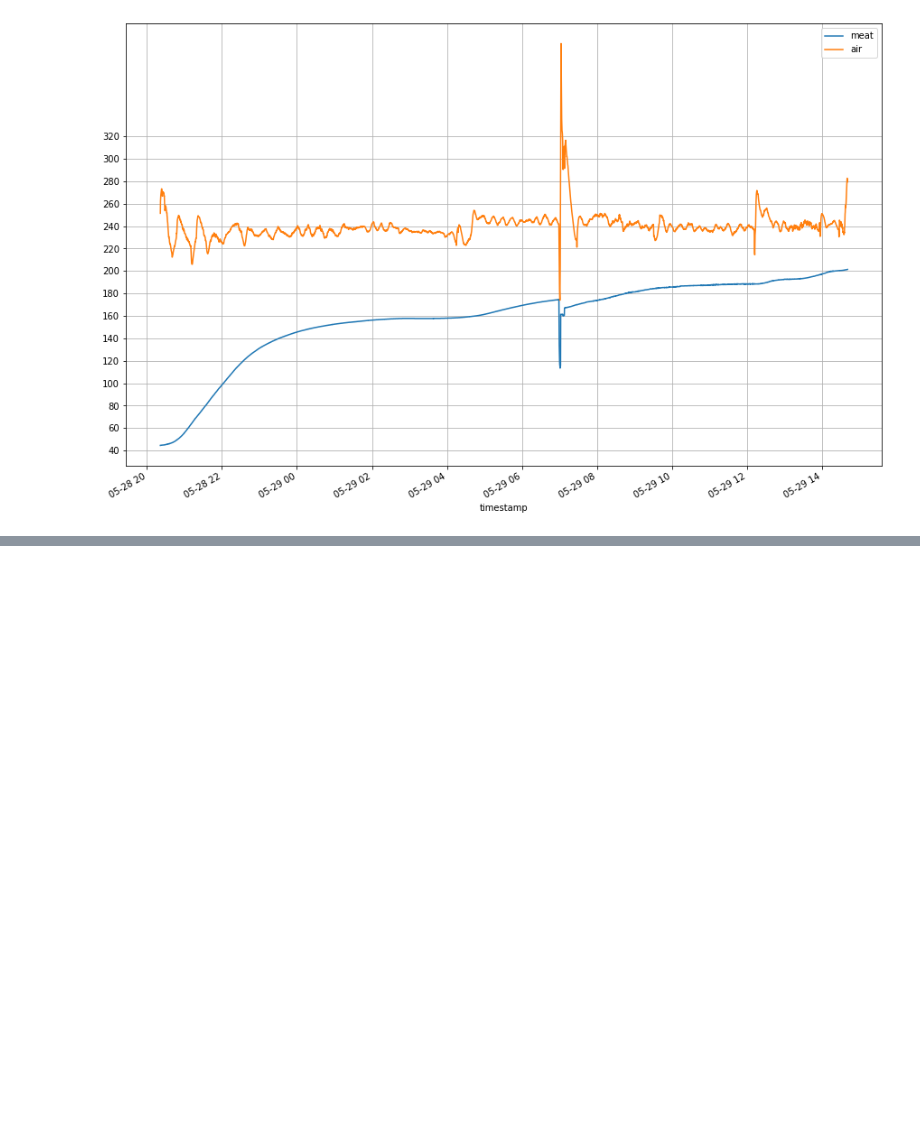
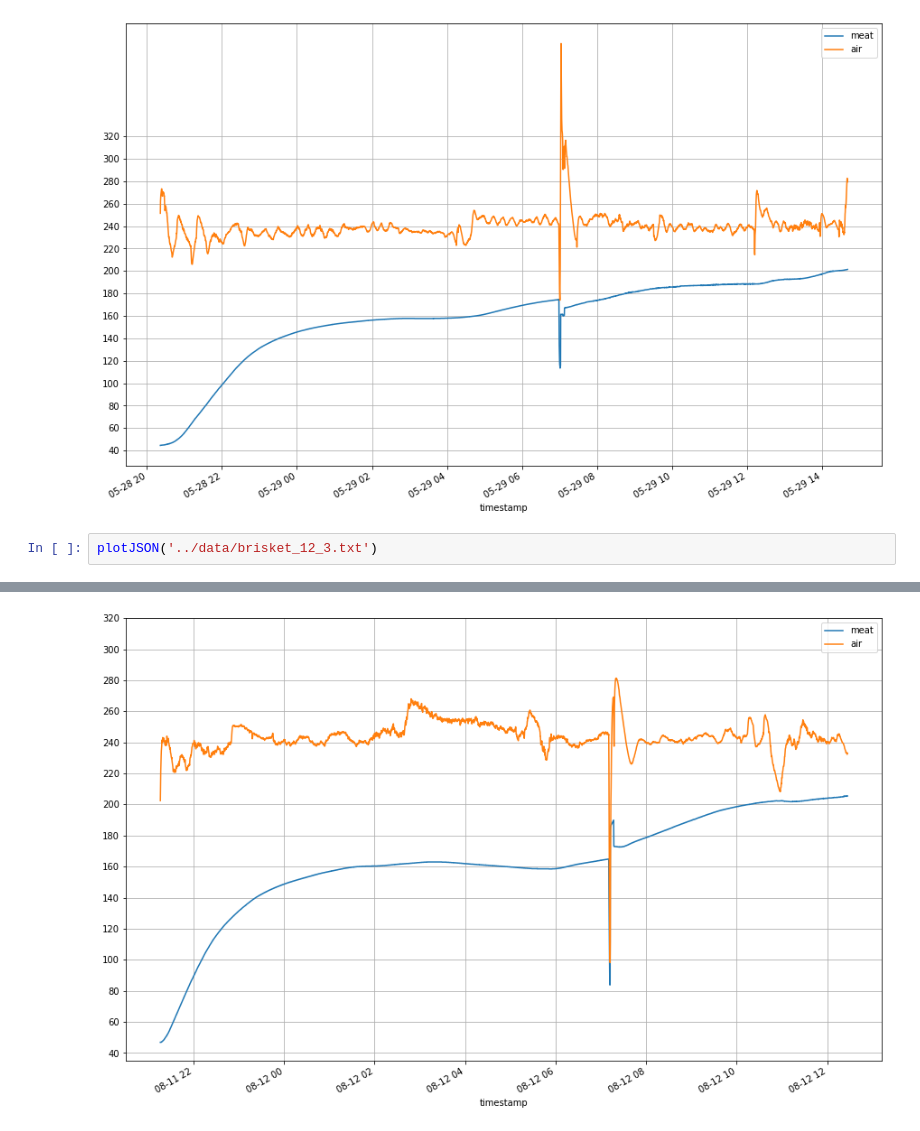
Before and after one commit to sbeckert1/smoker, a Jupyter notebook: data/Untitled.ipynb, the cells around one changed output, grey strips where cells are left out. Saved outputs shown, nothing was run; the diff lists cells and outputs as text; blank space fills up the shorter version.

```diff
--- a/data/Untitled.ipynb
+++ b/data/Untitled.ipynb
@@ -202,3 +202,6 @@ plotJSON('../data/brisket_15_2.txt')
 2023-05-29 14:40:35-05:00
 0 days 18:19:01
 [figure]
+# %%
+plotJSON('../data/brisket_12_3.txt')
+# %% [output]
@@ -204,0 +211 @@ plotJSON('../data/brisket_15_2.txt')
+[figure, added]
```
Also changed, not shown: parts of 3 cells of this notebook, 1 other file.
